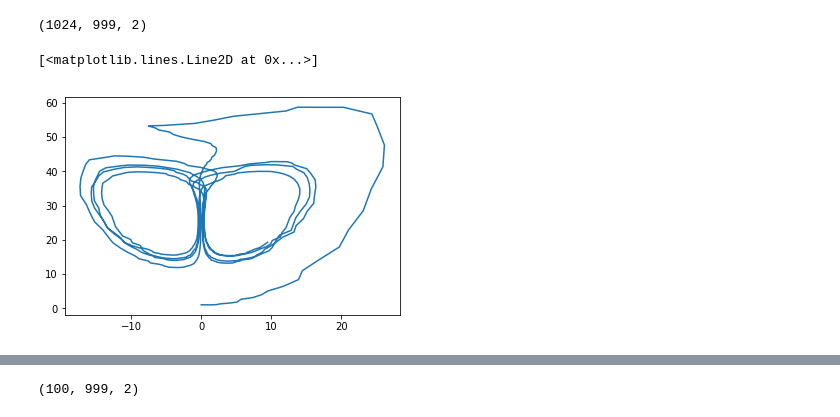
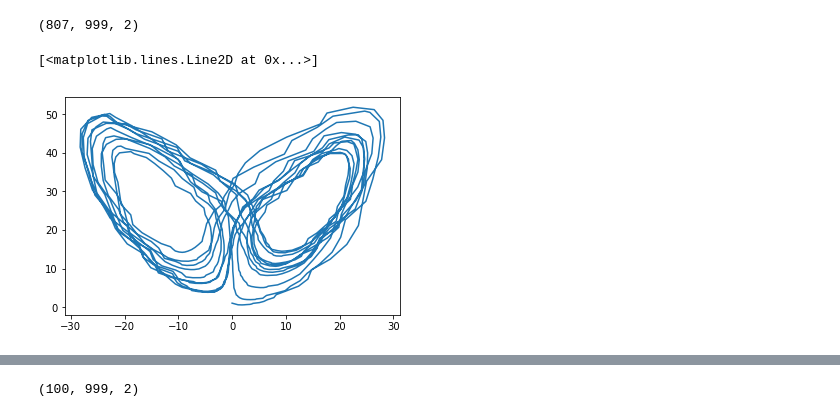
Before and after one commit to MarxCar/ComputNeuro, a Jupyter notebook: Attractors notebook.ipynb, the cells around one changed output, grey strips where cells are left out. Cells and saved outputs as stored; diff of their text form; code cells hidden in the pictures.

```diff
--- a/Attractors notebook.ipynb
+++ b/Attractors notebook.ipynb
@@ -82,15 +82,15 @@ plt.plot(baby[539][:,0], baby[539][:,1])
 # %%
-neg_set = np.concatenate((attractors,random_neg),axis=0)
+neg_set = np.concatenate((baby,random_neg),axis=0)
 neg_set.shape
 # %% [output]
-(1024, 999, 2)
+(807, 999, 2)
 # %%
 np.random.RandomState(27)
 np.random.shuffle(neg_set)
 # %%
-plt.plot(neg_set[0][:,0], neg_set[0][:,1])
+plt.plot(neg_set[15][:,0], neg_set[15][:,1])
 # %% [output]
 [<matplotlib.lines.Line2D at 0x...>]
-[figure, old version]
+[figure, new version]
 # %%
 shifted_arr = []
```
Also changed, not shown: parts of 4 cells of this notebook, 4 other files.
